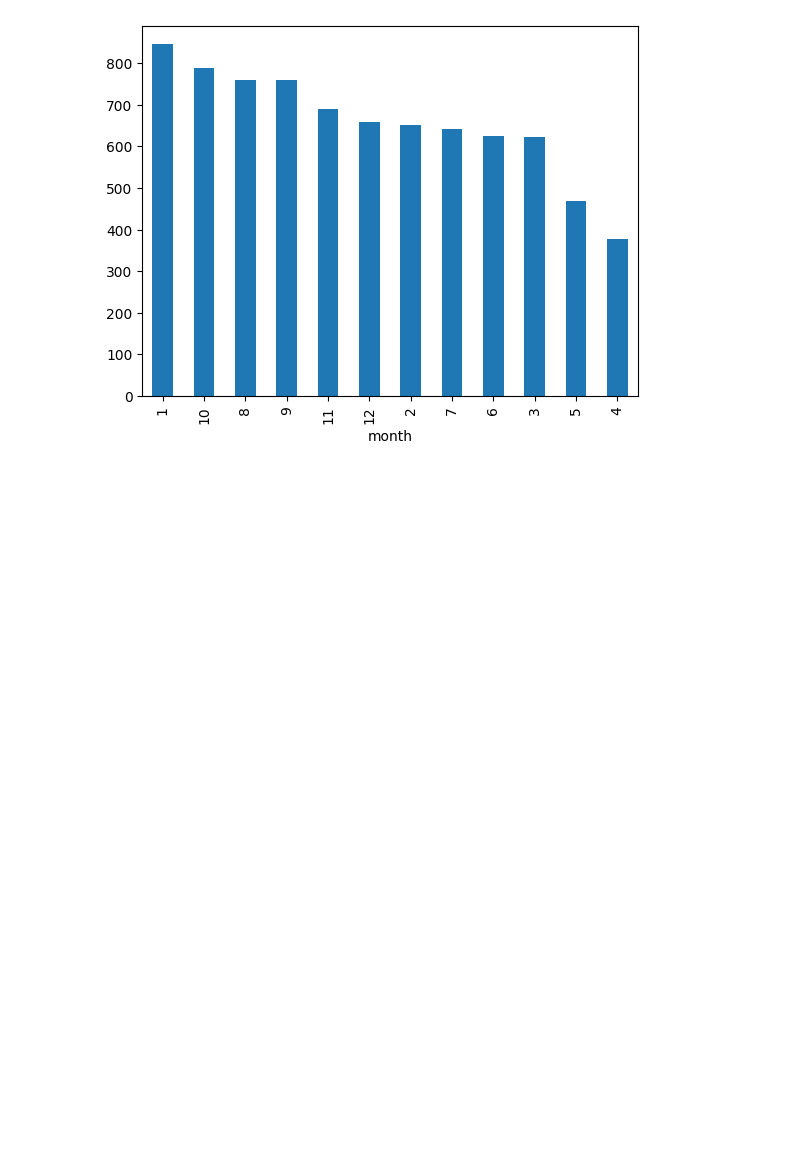
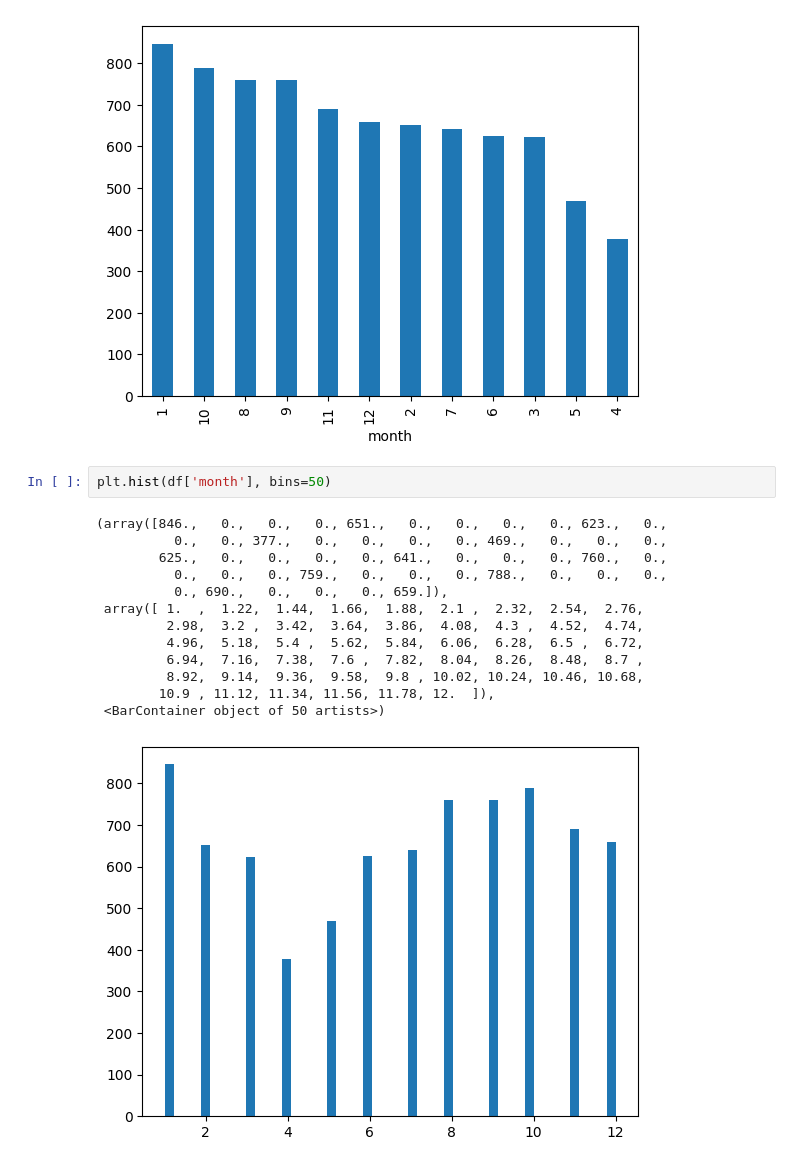
Before and after one commit to itsabhiraj/Abhinav, a Jupyter notebook: MachineLearning/univariate_analysis.ipynb, the cells around one changed output. Saved outputs shown, nothing was run; the diff lists cells and outputs as text; blank space fills up the shorter version.

```diff
--- a/MachineLearning/univariate_analysis.ipynb
+++ b/MachineLearning/univariate_analysis.ipynb
@@ -123,3 +123,19 @@ df['month'].value_counts().plot(kind='bar')
 # %% [output]
 <Axes: xlabel='month'>
 [figure]
+# %%
+plt.hist(df['month'], bins=50)
+# %% [output]
+(array([846.,   0.,   0.,   0., 651.,   0.,   0.,   0.,   0., 623.,   0.,
+          0.,   0., 377.,   0.,   0.,   0.,   0., 469.,   0.,   0.,   0.,
+        625.,   0.,   0.,   0.,   0., 641.,   0.,   0.,   0., 760.,   0.,
+          0.,   0.,   0., 759.,   0.,   0.,   0., 788.,   0.,   0.,   0.,
+          0., 690.,   0.,   0.,   0., 659.]),
+ array([ 1.  ,  1.22,  1.44,  1.66,  1.88,  2.1 ,  2.32,  2.54,  2.76,
+         2.98,  3.2 ,  3.42,  3.64,  3.86,  4.08,  4.3 ,  4.52,  4.74,
+         4.96,  5.18,  5.4 ,  5.62,  5.84,  6.06,  6.28,  6.5 ,  6.72,
+         6.94,  7.16,  7.38,  7.6 ,  7.82,  8.04,  8.26,  8.48,  8.7 ,
+         8.92,  9.14,  9.36,  9.58,  9.8 , 10.02, 10.24, 10.46, 10.68,
+        10.9 , 11.12, 11.34, 11.56, 11.78, 12.  ]),
+ <BarContainer object of 50 artists>)
+[figure, added]
```
Also changed, not shown: parts of 10 cells of this notebook, 1 other file.
